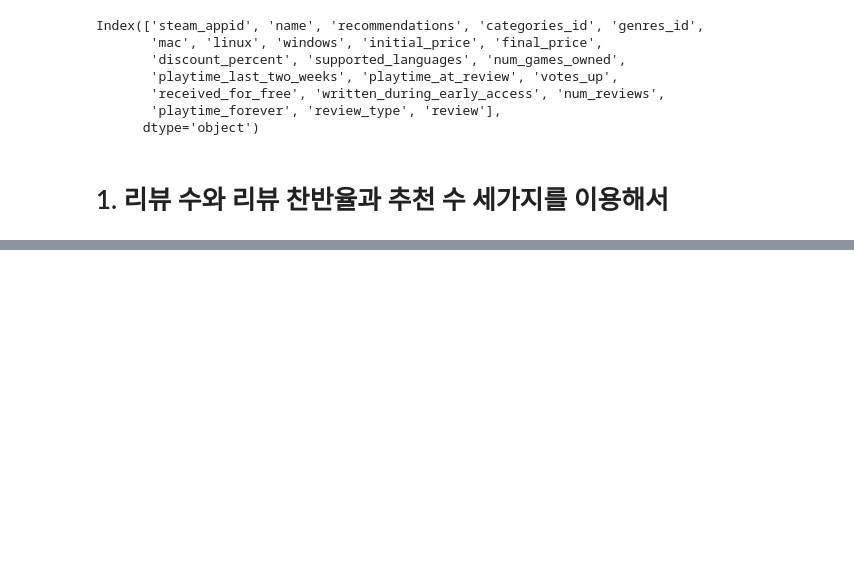
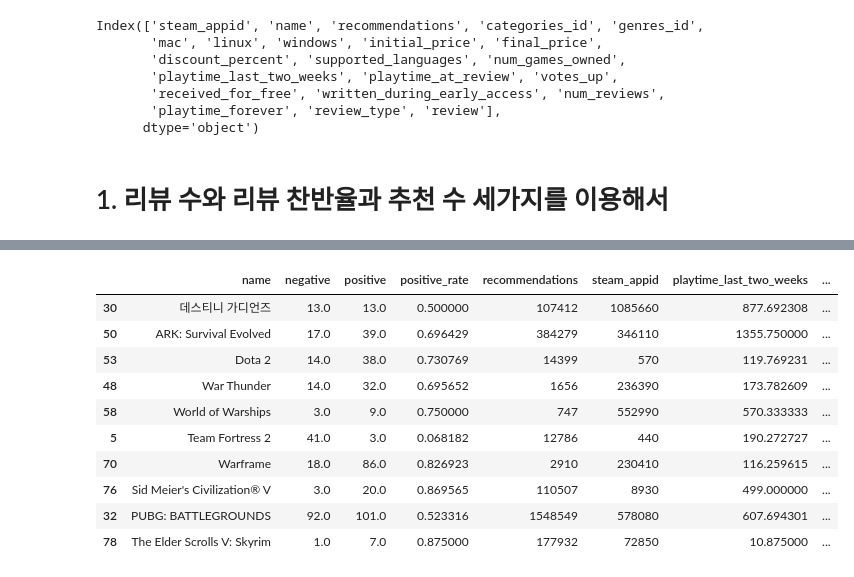
Before and after one commit to weejiwon-95/steamRecommendation, a Jupyter notebook: leanring/recommend.ipynb, the cells around one changed output, grey strips where cells are left out. Saved outputs shown, nothing was run; the diff lists cells and outputs as text; code cells hidden in the pictures; blank space fills up the shorter version.

```diff
--- a/leanring/recommend.ipynb
+++ b/leanring/recommend.ipynb
@@ -264,0 +299,14 @@ array([[1.01650165e-02, 1.41353802e-02],
+# %%
+pd.merge(rate_table.reset_index(), mean_time, on='steam_appid').sort_values(by=['playtime_forever','playtime_last_two_weeks','positive_rate'], ascending=False)[:10]
+# %% [output]
+|  | name | negative | positive | positive_rate | recommendations | steam_appid | playtime_last_two_weeks | ... |
+| 30 | 데스티니 가디언즈 | 13.0 | 13.0 | 0.500000 | 107412 | 1085660 | 877.692308 | ... |
+| 50 | ARK: Survival Evolved | 17.0 | 39.0 | 0.696429 | 384279 | 346110 | 1355.750000 | ... |
+| 53 | Dota 2 | 14.0 | 38.0 | 0.730769 | 14399 | 570 | 119.769231 | ... |
+| 48 | War Thunder | 14.0 | 32.0 | 0.695652 | 1656 | 236390 | 173.782609 | ... |
+| 58 | World of Warships | 3.0 | 9.0 | 0.750000 | 747 | 552990 | 570.333333 | ... |
+| 5 | Team Fortress 2 | 41.0 | 3.0 | 0.068182 | 12786 | 440 | 190.272727 | ... |
+| 70 | Warframe | 18.0 | 86.0 | 0.826923 | 2910 | 230410 | 116.259615 | ... |
+| 76 | Sid Meier's Civilization® V | 3.0 | 20.0 | 0.869565 | 110507 | 8930 | 499.000000 | ... |
+| 32 | PUBG: BATTLEGROUNDS | 92.0 | 101.0 | 0.523316 | 1548549 | 578080 | 607.694301 | ... |
+| 78 | The Elder Scrolls V: Skyrim | 1.0 | 7.0 | 0.875000 | 177932 | 72850 | 10.875000 | ... |
```
Also changed, not shown: parts of 38 cells of this notebook.
